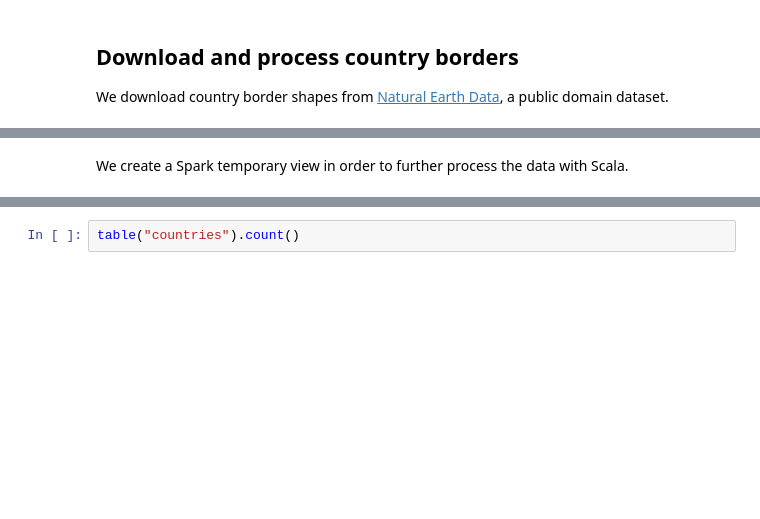
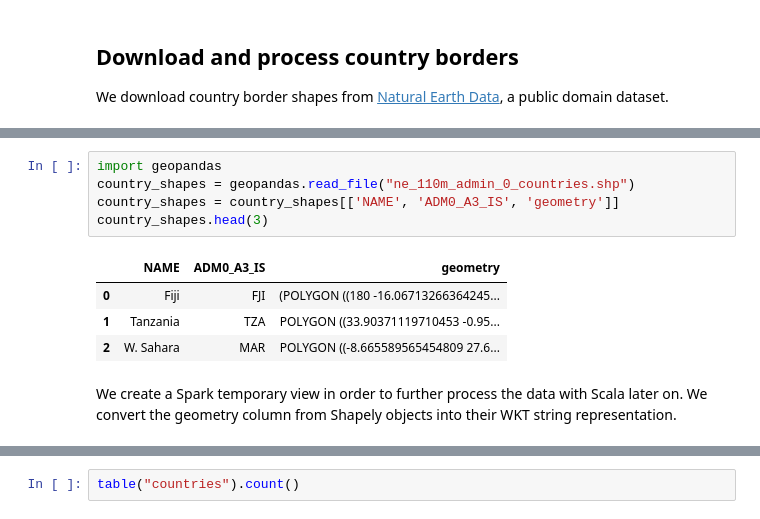
Before and after one commit to algattik/databricks-geomesa, a Jupyter notebook: notebooks/airport-mapping.ipynb, the cells around one changed output, grey strips where cells are left out. Cells and saved outputs as stored; diff of their text form; blank space fills up the shorter version.

```diff
--- a/notebooks/airport-mapping.ipynb
+++ b/notebooks/airport-mapping.ipynb
@@ -61,2 +23,12 @@ def shapeToWkt(shape):
+# %%
+import geopandas
+country_shapes = geopandas.read_file("ne_110m_admin_0_countries.shp")
+country_shapes = country_shapes[['NAME', 'ADM0_A3_IS', 'geometry']]
+country_shapes.head(3)
+# %% [output]
+|  | NAME | ADM0_A3_IS | geometry |
+| 0 | Fiji | FJI | (POLYGON ((180 -16.06713266364245... |
+| 1 | Tanzania | TZA | POLYGON ((33.90371119710453 -0.95... |
+| 2 | W. Sahara | MAR | POLYGON ((-8.665589565454809 27.6... |
 # %% [markdown]
-We create a Spark temporary view in order to further process the data with Scala.
+We create a Spark temporary view in order to further process the data with Scala later on. We convert the geometry column from Shapely objects into their WKT string representation.
```
Also changed, not shown: parts of 26 cells of this notebook.
